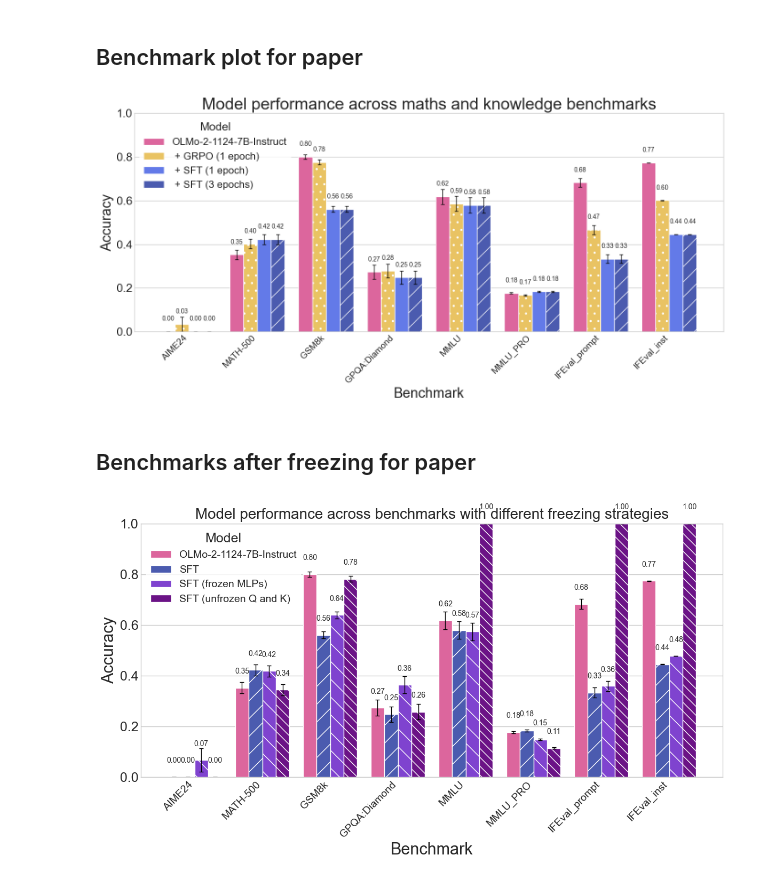
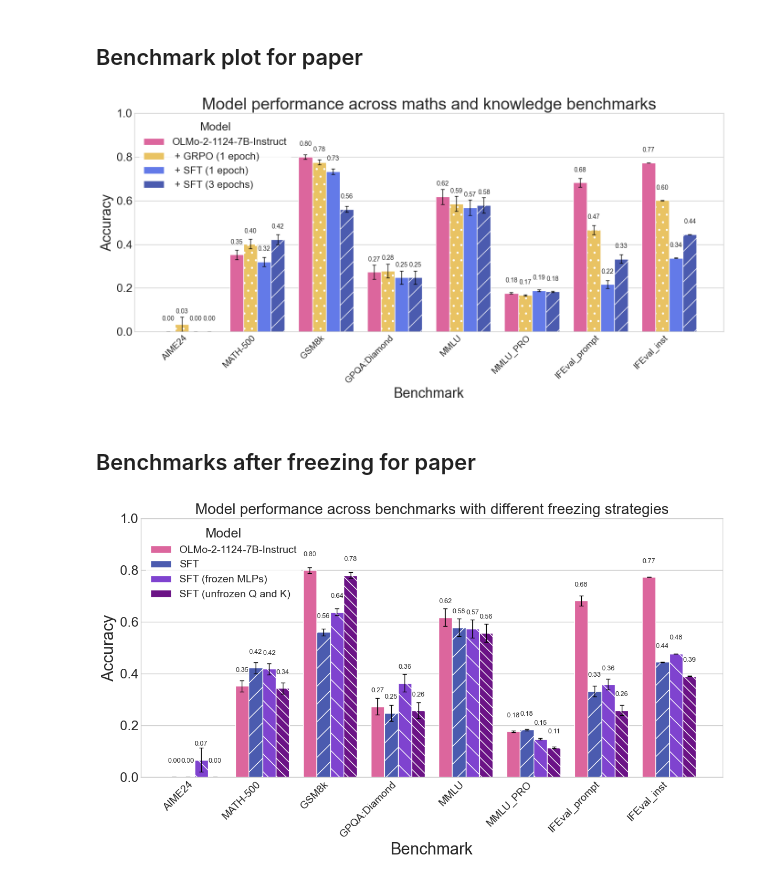
Before and after one commit to Neelectric/open-r1_olmo, a Jupyter notebook: random_data_viz.ipynb, the cells around one changed output. Drawn from its saved outputs; the diff is of its cells as text; code cells hidden in the pictures.

```diff
--- a/random_data_viz.ipynb
+++ b/random_data_viz.ipynb
@@ -693,36 +693,36 @@ data = {
         # AIME24
         0.0000, 0.0333, 0.0000, 0.0000,
         # MATH-500
-        0.352, 0.402, 0.422, 0.422,
+        0.352, 0.402, 0.3200, 0.422,
         # GSM8k
-        0.7998, 0.7756, 0.5603, 0.5603,
+        0.7998, 0.7756, 0.7339, 0.5603,
         # GPQA:Diamond
         0.2727, 0.2778, 0.2475, 0.2475,
         # MMLU
-        0.6180, 0.5858, 0.5788, 0.5788,
+        0.6180, 0.5858, 0.5684, 0.5788,
         # MMLU_PRO
-        0.1764, 0.1666, 0.1829, 0.1829,
+        0.1764, 0.1666, 0.1875, 0.1829,
         # IFEval prompt_level
-        0.6821, 0.4658, 0.3327, 0.3327,
+        0.6821, 0.4658, 0.2163, 0.3327,
         # IFEval inst_level
-        0.7734, 0.6007, 0.4448, 0.4448
+        0.7734, 0.6007, 0.3369, 0.4448
     ],
 
     'Std_Dev': [
         # AIME24
         0.0000, 0.0333, 0.0000, 0.0000,
         # MATH-500
-        0.0214, 0.0219, 0.0221, 0.0221,
+        0.0214, 0.0219, 0.0209, 0.0221,
         # GSM8k
-        0.0110, 0.0115, 0.0137, 0.0137,
+        0.0110, 0.0115, 0.0122, 0.0137,
         # GPQA:Diamond
         0.0317, 0.0319, 0.0307, 0.0307,
         # MMLU
-        0.0344, 0.0347, 0.0347, 0.0347,
+        0.0344, 0.0347, 0.0351, 0.0347,
         # MMLU_PRO
-        0.0035, 0.0034, 0.0035, 0.0035,
+        0.0035, 0.0034, 0.0036, 0.0035,
         # IFEval prompt_level
-        0.0200, 0.0215, 0.0203, 0.0203,
+        0.0200, 0.0215, 0.0177, 0.0203,
         # IFEval inst_level
         0.0005, 0.0005, 0.0005, 0.0005
     ]
@@ -809,7 +809,7 @@ for container in original_containers:
 plt.tight_layout()
 plt.savefig('figures/sec3/benchmarks.pdf', bbox_inches='tight')
 # %% [output]
-[figure, old version]
+[figure, new version]
 # %% [markdown]
 ## Benchmarks after freezing for paper
 # %%
@@ -842,13 +842,13 @@ data = {
         # GPQA:Diamond
         0.2727, 0.2475, 0.3636, 0.2576,
         # MMLU
-        0.6180, 0.5788, 0.5736, 0.99999,
+        0.6180, 0.5788, 0.5736, 0.5576,
         # MMLU_PRO
         0.1764, 0.1829, 0.1474, 0.1138,
         # IFEval prompt_level
-        0.6821, 0.3327, 0.3586, 0.9999,
+        0.6821, 0.3327, 0.3586, 0.2588,
         # IFEval inst_level
-        0.7734, 0.4448, 0.4772, 0.99999
+        0.7734, 0.4448, 0.4772, 0.3909
     ],
 
     'Std_Dev': [
@@ -861,13 +861,13 @@ data = {
         # GPQA:Diamond
         0.0317, 0.0307, 0.0343, 0.0312,
         # MMLU
-        0.0344, 0.0347, 0.0348, 0.0000,
+        0.0344, 0.0347, 0.0348, 0.0350,
         # MMLU_PRO
         0.0035, 0.0035, 0.0032, 0.0029,
         # IFEval prompt_level
-        0.0200, 0.0203, 0.0206, 0.0000,
+        0.0200, 0.0203, 0.0206, 0.0188,
         # IFEval inst_level
-        0.0005, 0.0005, 0.0005, 0.0000
+        0.0005, 0.0005, 0.0005, 0.0005
     ]
 }
 
@@ -938,32 +938,32 @@ for i, container in enumerate(original_containers):
     # Get the corresponding original model name
     model_name = [k for k, v in model_display_names.items() if v == model_display][0]
     # Get the standard deviations for this model
     std_devs = df[df['Model'] == model_name]['Std_Dev'].values
 
     # Add error bars at the correct x positions
     plt.errorbar(
         x=x_positions[i],
         y=df[df['Model'] == model_name]['Accuracy'].values,
         yerr=std_devs,
         fmt='none',
         ecolor='black',
         elinewidth=1,
         capsize=3
     )
 
 # Customize the rest of the plot
 plt.title("Model performance across benchmarks with different freezing strategies", fontsize=20)
 plt.xlabel("Benchmark", fontsize=22)
 plt.ylabel("Accuracy", fontsize=22)
 plt.ylim(0, 1.0)
 plt.xticks(rotation=45, ha='right', fontsize=14)
 plt.yticks(fontsize=18)
 
 # Add value labels on the bars using original containers
 for container in original_containers:
-    ax.bar_label(container, fmt='%.2f', fontsize=10, padding=17)
+    ax.bar_label(container, fmt='%.2f', fontsize=9, padding=17)
 
 plt.tight_layout()
 plt.savefig('figures/sec4/freezing.pdf', bbox_inches='tight')
 # %% [output]
-[figure, old version]
+[figure, new version]
```
Also changed, not shown: 49 other files.
